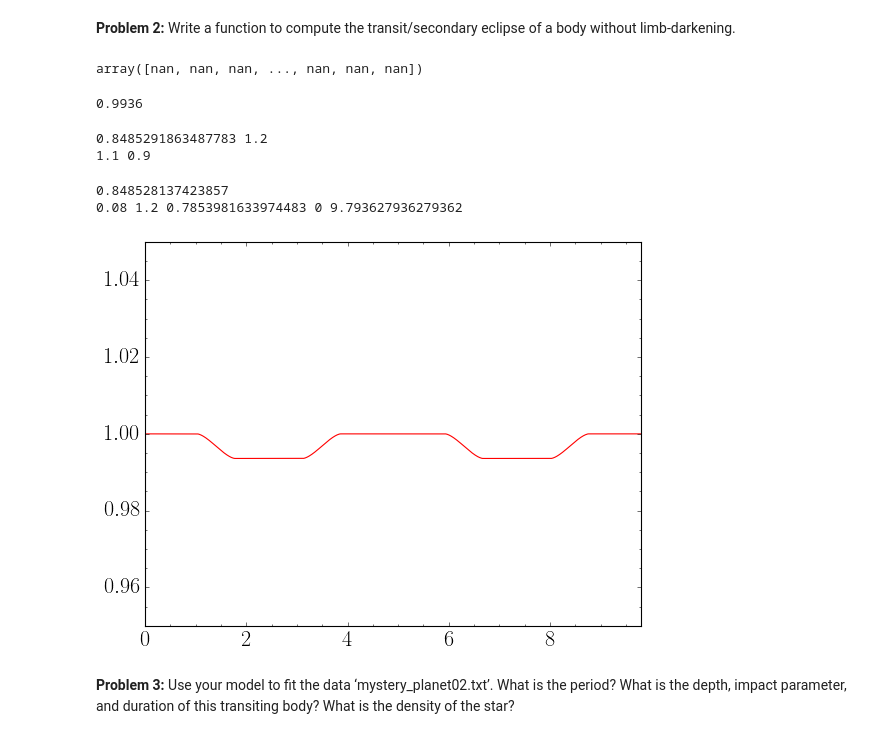
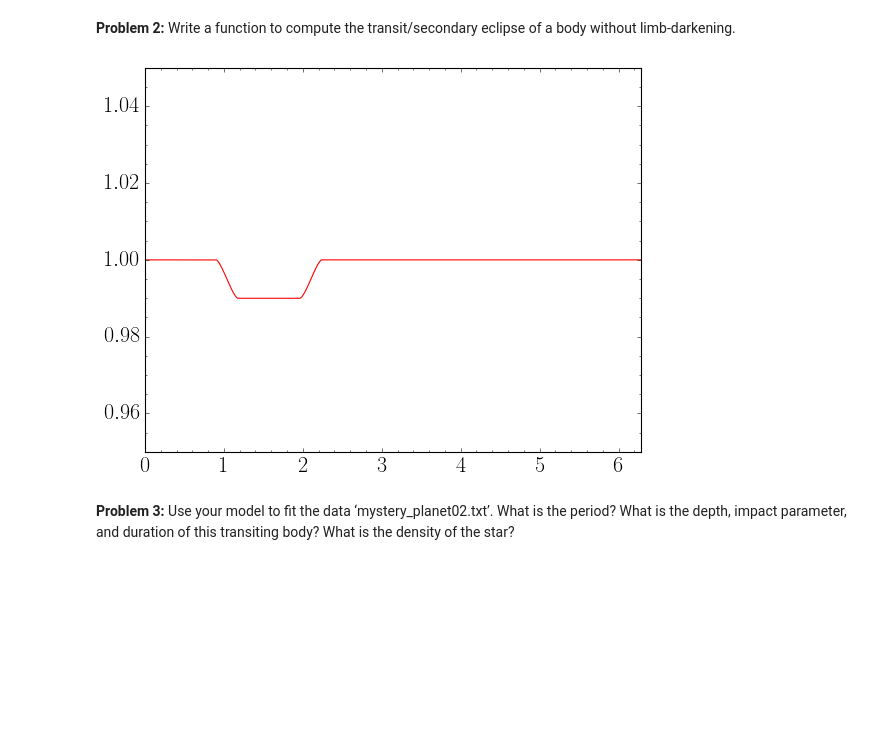
Before and after one commit to jbirky/exoplanet_models, a Jupyter notebook: transit_model.ipynb, the cells around one changed output. Saved outputs shown, nothing was run; the diff lists cells and outputs as text; code cells hidden in the pictures; blank space fills up the shorter version.

```diff
--- a/transit_model.ipynb
+++ b/transit_model.ipynb
@@ -32,10 +22,22 @@ def fractionArea(d, r, R):
 # %%
-def theta(t, t0, P):
+def longAngle(t, t0, P):
+    """
+    True longitude angle as a function of time [rad]
+    t  : time array [days]
+    t0 : time of inferior conjunction [days]
+    P  : period [days]
+    """
     return 2*math.pi/P*(t - t0)
 
-def skySep(t, a, i, t0, P):
-#     d = b * np.sqrt((np.cos(theta(t, t0, P))/np.cos(i))**2 + np.sin(theta(t, t0, P))**2)
-    d = a * np.sqrt(np.cos(theta(t, t0, P))**2 + np.cos(i)**2 * np.sin(theta(t, t0, P))**2)
+
+def skySep(theta, a, i):
+    """
+    Compute projected sky separation btwn planet and star
+    theta  : true longitude [rad]
+    a      : orbital radius [Rs]
+    i      : inclination angle [rad]
+    """
+    d = a * np.sqrt(np.cos(theta)**2 + np.cos(i)**2 * np.sin(theta)**2)
     return d
 # %%
 def blockedArea(d, k):
@@ -72,41 +85,17 @@ def transitFlux(t, k, a, i, t0, P, F0=1):
-# %%
-blockedArea(d,k)
-# %% [output]
-array([nan, nan, nan, ..., nan, nan, nan])
-# %%
-1-k**2
-# %% [output]
-0.9936
-# %%
-d = skySep(tarr, a, i, t0, P)
-print(min(d), max(d))
-print(1+k, 1-k)
-# %% [output]
-0.8485291863487783 1.2
-1.1 0.9
 # %%
-k, a, i, t0, P = .08, 1.2, math.pi/4, 0, best_period.value
-print(a*np.cos(i))
-print(k, a, i, t0, P)
+k, a, i, t0, P = .1, 1.5, math.pi/3, 0, 2*math.pi
 tarr = np.linspace(0, P, 1e3)
 
-flux = [transitFlux(t, k, a, i, t0, P, F0=1) for t in tarr]
+model_flux = transitFlux(tarr, k, a, i, t0, P, F0=1)
 
-plt.plot(tarr, flux, color='r')
-# plt.plot(tarr, skySep(tarr, a, i, t0, P))
-# plt.axhline(1+k, color='k')
-# plt.axhline(1-k, color='k')
+plt.plot(tarr, model_flux, color='r')
 plt.ylim(0.95,1.05)
 plt.xlim(0,P)
 plt.ticklabel_format(useOffset=False)
 plt.minorticks_on()
 plt.show()
-
-# plt.plot(tarr, skySep(tarr, a, i, t0, P));
 # %% [output]
-0.848528137423857
-0.08 1.2 0.7853981633974483 0 9.793627936279362
-[figure, old version]
+[figure, new version]
 # %% [markdown]
 **Problem 3:** Use your model to fit the data ‘mystery_planet02.txt’. What is the
 period? What is the depth, impact parameter, and duration of this
```
Also changed, not shown: parts of 12 cells of this notebook.
